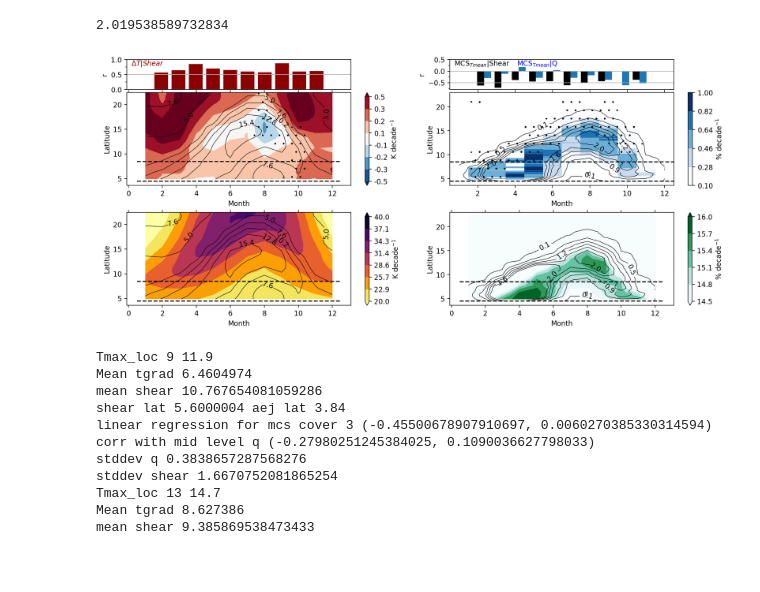
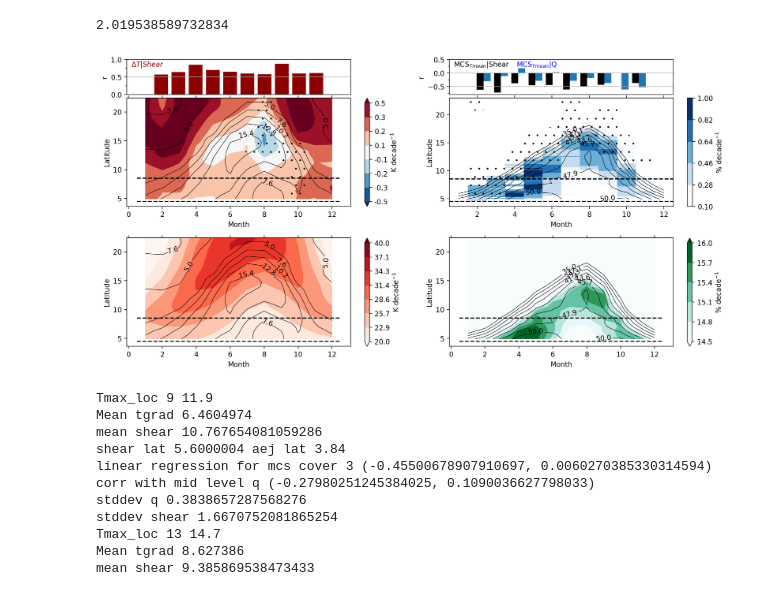
Before and after one commit to cornkle/proj_CEH, a Jupyter notebook: notebooks/CLOVER_OBS_fig1_ERA5.ipynb, the cells around one changed output. Cells and saved outputs as stored; diff of their text form; code cells hidden in the pictures; blank space fills up the shorter version.

```diff
--- a/notebooks/CLOVER_OBS_fig1_ERA5.ipynb
+++ b/notebooks/CLOVER_OBS_fig1_ERA5.ipynb
@@ -306,0 +308,5 @@ test = era_pl.sel(longitude=slice(-12,15), latitude=slice(5,8)).sel(level=slice(
+# %%
+test = era_pl.sel(longitude=slice(-12,10), latitude=slice(5,8)).sel(level=slice(700,750)).mean(dim='level')
+test1 = era_pl.sel(longitude=slice(-12,10), latitude=slice(5,8)).sel(level=slice(900,950)).mean(dim='level')
+test3 = era_pl.sel(longitude=slice(-12,10), latitude=slice(5,8)).sel(level=slice(600,650)).mean(dim='level')
+test2 = era_srfc.sel(longitude=slice(-12,10), latitude=slice(5,8))
@@ -307 +337,6 @@ test = era_pl.sel(longitude=slice(-12,15), latitude=slice(5,8)).sel(level=slice(
+# %%
+mean = test.mean(['longitude']).groupby('time.month').max('latitude').groupby('time.month').mean('time')
+mean1 = test1.mean(['longitude']).groupby('time.month').max('latitude').groupby('time.month').mean('time')
+mean2 = test2.mean(['longitude']).groupby('time.month').max('latitude').groupby('time.month').mean('time')
+mean3 = test3.mean(['longitude']).groupby('time.month').max('latitude').groupby('time.month').mean('time')
 # %%
@@ -315,0 +344,2 @@ plt.plot(range(1,13),mean['q'], '-o')
+# %%
+ws_shear = u_met.u_v_to_ws_wd(mean3['u'].values-mean1['u'].values, mean3['v'].values-mean1['v'].values)
@@ -579,8 +672,9 @@ def calc_month(m):
         mint = np.nan
         #return
 
-    mr = stats.pearsonr(np.arange(len(mcs_month)), mcs_month)
-    print('linear regression for mcs cover', m, mr)
+   # mr = stats.pearsonr(np.arange(len(mcs_month)), mcs_month)
+    slope, intercept, r_value, p_value, std_err = stats.linregress(np.arange(len(mcs_month)), mcs_month)
+    print('linear regression for mcs cover', m, slope, r_value, p_value)
 #     if mr[1]>0.01:
 #         print('Not significant')
 #         return
@@ -1200,7 +1294,7 @@ tcwvtrend.values.max()
 # %% [output]
 2.019538589732834
 # %%
-f=plt.figure(figsize=(14,6), dpi=200)  # this opens a plot window
+f=plt.figure(figsize=(14,7), dpi=200)  # this opens a plot window
 
 
 left, width, width2 = 0.061, 0.4, 0.32
@@ -1357,8 +1451,8 @@ contour = {'x' : ttrend.month, 'y' : era_trend.latitude, 'data' : shearmean.tran
 # contour3 = {'x' : ttrend.month, 'y' : era_trend.latitude, 'data' : shearmean.transpose(),
 #             'levels' : np.linspace(np.min(shearmean),np.max(shearmean),6), 'cmap' : 'Greys', 'colors' : 'r'} #np.array([-0.75, -0.6, -0.45])*-1
 
-contour2 = {'x' : cmean.month, 'y' : cmean.lat, 'data' : cmean.transpose(),  #qmean.transpose()
-           'levels' : np.linspace(0.1,2,6), 'cmap' : 'Greys', 'colors' : 'k'} #np.array([-0.75, -0.6, -0.45])*-1
+contour2 = {'x' : ttrend.month, 'y' : era_trend.latitude, 'data' : tcwvmean.transpose(),  #qmean.transpose()
+           'levels' : np.linspace(35,50,8), 'cmap' : 'Greys', 'colors' : 'k'} #np.array([-0.75, -0.6, -0.45])*-1
 
 # contour2 = {'x' : ttrend.month, 'y' : era_trend.latitude, 'data' : qmtrend.transpose(),  #qmean.transpose()
 #            'levels' : np.linspace(0,0.5,6), 'cmap' : 'Greys', 'colors' : 'k'}
@@ -1372,7 +1466,7 @@ mask_sig2 = (strend_ns.transpose()>0.3).astype(int)
 
 ax4 = plt.axes(line1)
 mapp = ax4.contourf(ttrend.month, era_trend.latitude, tmean.transpose()-273.15,
-                   cmap='inferno_r', extend='both', levels=np.linspace(20,40,8))  # this is the actual plot
+                   cmap='Reds', extend='both', levels=np.linspace(20,40,8))  # this is the actual plot
 
   # this is the actual plot
 
@@ -1446,34 +1540,34 @@ ax3.contourf(ttrend.month, era_trend.latitude, mask_sig2, colors='none', hatches
 plt.tick_params(
     axis='x',          # changes apply to the x-axis
     which='both',      # both major and minor ticks are affected
     bottom=True,      # ticks along the bottom edge are off
     top=True,         # ticks along the top edge are off
     labelbottom=True) # labels along the bottom edge are off
 
 #plt.title('Trends in -70C MCS-cover(shading) and mean shear (contour)')
 
 #ipdb.set_trace()
 # cs = ax.contour(np.arange(0.5,12,1), np.arange(0,25,1), mean.sel(lat=slice(0,25)), cmap='viridis' , levels=np.arange(0.5,4.5,1.5))
 # plt.clabel(cs, inline=1, fontsize=10, fmt="%1.1f")
 
 # mapp = ax.contour(ttrend.month, era_trend.latitude, umean.transpose(),
 #                    cmap='Reds', extend='both', levels=np.linspace(-10,-5,3), linestyles='dashed')  # this is the actual plot
 # plt.clabel(mapp, inline=1, fontsize=10, fmt="%1.1f")
 
 if contour2 is not None:
     cs = ax5.contour(contour2['x'], contour2['y'], contour2['data'], levels=contour2['levels'],
                     colors=contour2['colors'] , linewidths=0.6)
     plt.clabel(cs, inline=1, fontsize=10, fmt="%1.1f")
 
 if contour3 is not None:
     cs = ax5.contour(contour3['x'], contour3['y'], contour3['data'], levels=contour3['levels'],
                     colors=contour3['colors'] , linewidths=0.6)
     plt.clabel(cs, inline=1, fontsize=10, fmt="%1.1f")
 
 plt.tight_layout()
 plt.savefig(cnst.network_data + 'figs/CLOVER/fig1_3.jpg')
 # %% [output]
-[figure, old version]
+[figure, new version]
 # %%
 ################################
 f=plt.figure(figsize=(10,5), dpi=200)  # this opens a plot window
```
Also changed, not shown: parts of 14 cells of this notebook, 14 other files.
